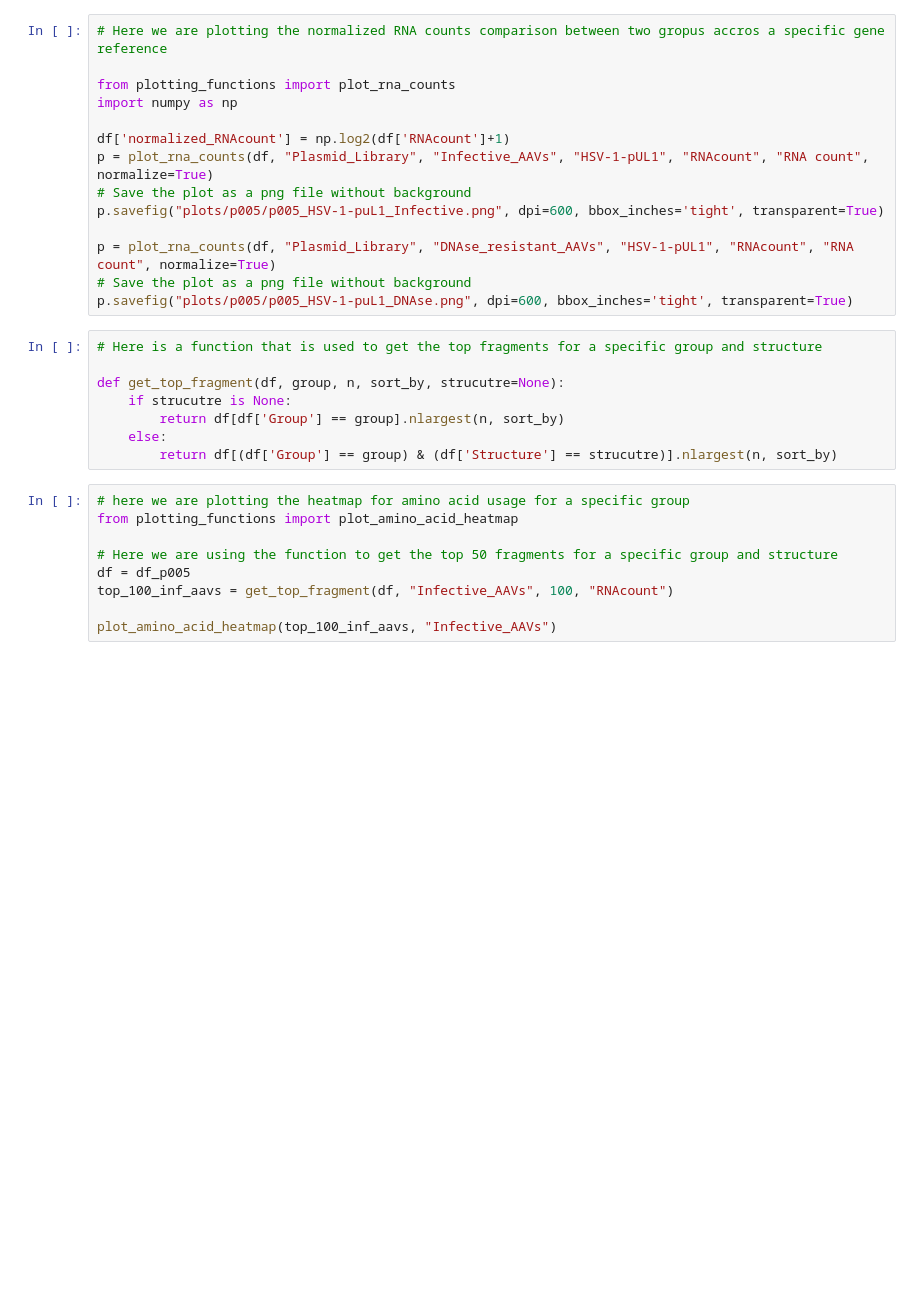
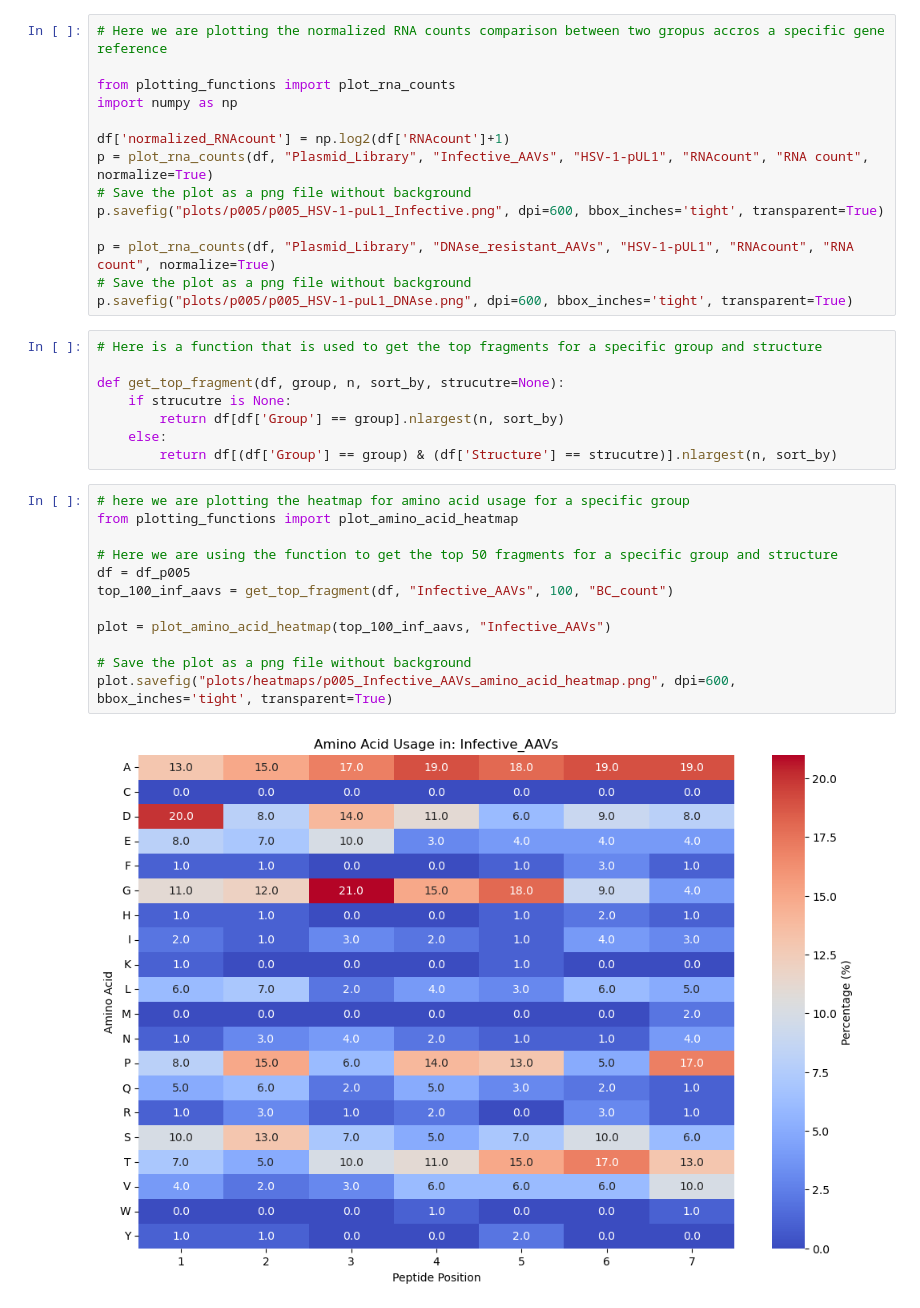
Before and after one commit to JaSt17/raaven_Pipeline, a Jupyter notebook: Plotting_Scripts/visualisation.ipynb, the cells around one changed output. Cells and saved outputs as stored; diff of their text form; blank space fills up the shorter version.

Commit message:
Add Visualization

```diff
--- a/Plotting_Scripts/visualisation.ipynb
+++ b/Plotting_Scripts/visualisation.ipynb
@@ -136,12 +133,17 @@ def get_top_fragment(df, group, n, sort_by, strucutre=None):
 # %%
 # here we are plotting the heatmap for amino acid usage for a specific group
 from plotting_functions import plot_amino_acid_heatmap
 
 # Here we are using the function to get the top 50 fragments for a specific group and structure
 df = df_p005
-top_100_inf_aavs = get_top_fragment(df, "Infective_AAVs", 100, "RNAcount")
+top_100_inf_aavs = get_top_fragment(df, "Infective_AAVs", 100, "BC_count")
 
-plot_amino_acid_heatmap(top_100_inf_aavs, "Infective_AAVs")
+plot = plot_amino_acid_heatmap(top_100_inf_aavs, "Infective_AAVs")
+
+# Save the plot as a png file without background
+plot.savefig("plots/heatmaps/p005_Infective_AAVs_amino_acid_heatmap.png", dpi=600, bbox_inches='tight', transparent=True)
+# %% [output]
+[figure, added]
 # %%
 # here we are plotting the heatmap for amino acid usage for a specific group
 from plotting_functions import plot_amino_acid_heatmap
```
Also changed, not shown: parts of 3 cells of this notebook, 10 other files.
